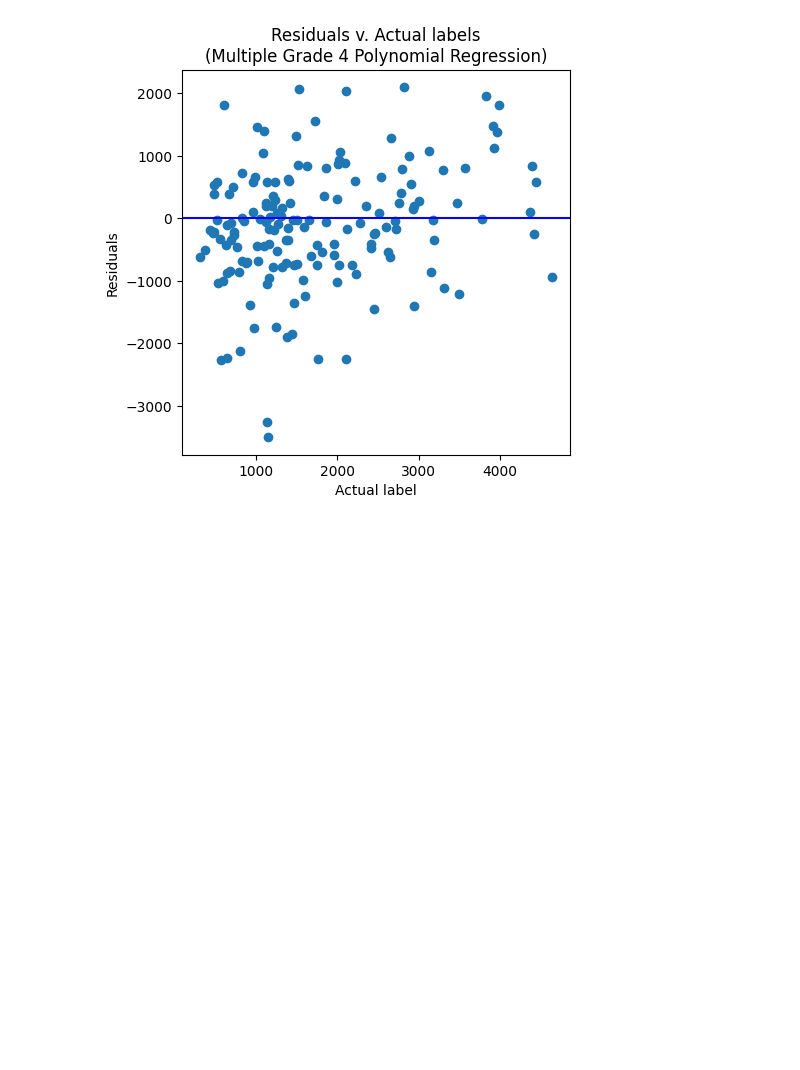
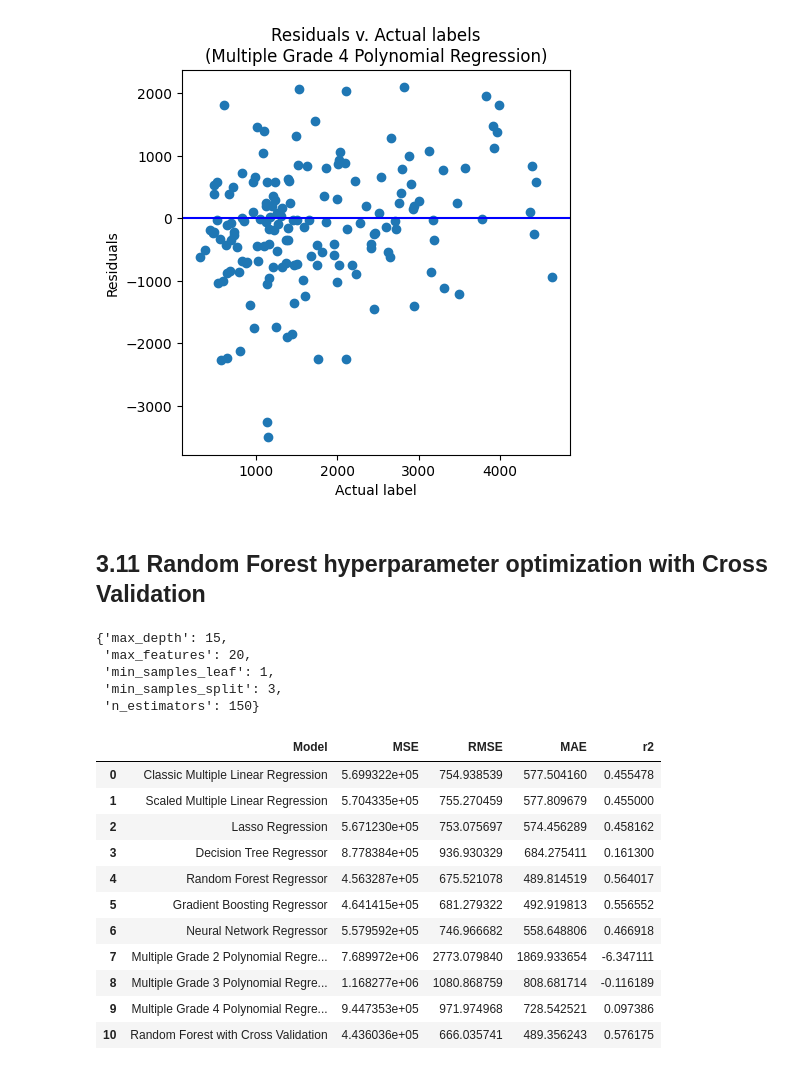
Before and after one commit to AlbertoMPalacioBastos/ML-model-for-production-prediction, a Jupyter notebook: 3-ML-regression-model-training-and-evaluation.ipynb, the cells around one changed output. Drawn from its saved outputs; the diff is of its cells as text; code cells hidden in the pictures; blank space fills up the shorter version.

```diff
--- a/3-ML-regression-model-training-and-evaluation.ipynb
+++ b/3-ML-regression-model-training-and-evaluation.ipynb
@@ -782,3 +782,50 @@ plt.axhline(y=0, color='b')
 plt.show()
 # %% [output]
 [figure]
+# %% [markdown]
+## 3.11 Random Forest hyperparameter optimization with Cross Validation
+# %%
+cv_params = {'max_depth': [5, 15, None],
+             'min_samples_leaf': [1, 2, 3],
+             'min_samples_split': [2, 3, 4],
+             'max_features': [10, 20, len(X_train.columns)],
+             'n_estimators': [50, 100, 150]
+             }
+
+rfcv = RandomForestRegressor(random_state=22)
+
+model_rfcv = GridSearchCV(rfcv, cv_params, scoring='r2', cv=2, refit='f1').fit(X_train, y_train)
+
+model_rfcv.best_params_
+# %% [output]
+{'max_depth': 15,
+ 'max_features': 20,
+ 'min_samples_leaf': 1,
+ 'min_samples_split': 3,
+ 'n_estimators': 150}
+# %%
+model_rfcv = model_rfcv.best_estimator_
+rfcv_pred = model_rfcv.predict(X_test)
+
+rfcv_MSE = metrics.mean_squared_error(y_test, rfcv_pred)
+rfcv_RMSE = np.sqrt(rfcv_MSE)
+rfcv_MAE = metrics.mean_absolute_error(y_test, rfcv_pred)
+rfcv_r2 = metrics.r2_score(y_test, rfcv_pred)
+
+rfcv_report_df = pd.DataFrame(data=[['Random Forest with Cross Validation', rfcv_MSE, rfcv_RMSE, rfcv_MAE, rfcv_r2]],
+                            columns=['Model', 'MSE', 'RMSE', 'MAE', 'r2'])
+report_df = pd.concat([report_df, rfcv_report_df]).reset_index().drop(columns='index')
+report_df
+# %% [output]
+|  | Model | MSE | RMSE | MAE | r2 |
+| 0 | Classic Multiple Linear Regression | 5.699322e+05 | 754.938539 | 577.504160 | 0.455478 |
+| 1 | Scaled Multiple Linear Regression | 5.704335e+05 | 755.270459 | 577.809679 | 0.455000 |
+| 2 | Lasso Regression | 5.671230e+05 | 753.075697 | 574.456289 | 0.458162 |
+| 3 | Decision Tree Regressor | 8.778384e+05 | 936.930329 | 684.275411 | 0.161300 |
+| 4 | Random Forest Regressor | 4.563287e+05 | 675.521078 | 489.814519 | 0.564017 |
+| 5 | Gradient Boosting Regressor | 4.641415e+05 | 681.279322 | 492.919813 | 0.556552 |
+| 6 | Neural Network Regressor | 5.579592e+05 | 746.966682 | 558.648806 | 0.466918 |
+| 7 | Multiple Grade 2 Polynomial Regre... | 7.689972e+06 | 2773.079840 | 1869.933654 | -6.347111 |
+| 8 | Multiple Grade 3 Polynomial Regre... | 1.168277e+06 | 1080.868759 | 808.681714 | -0.116189 |
+| 9 | Multiple Grade 4 Polynomial Regre... | 9.447353e+05 | 971.974968 | 728.542521 | 0.097386 |
+| 10 | Random Forest with Cross Validation | 4.436036e+05 | 666.035741 | 489.356243 | 0.576175 |
```
Also changed, not shown: parts of 20 cells of this notebook, 1 other file.
